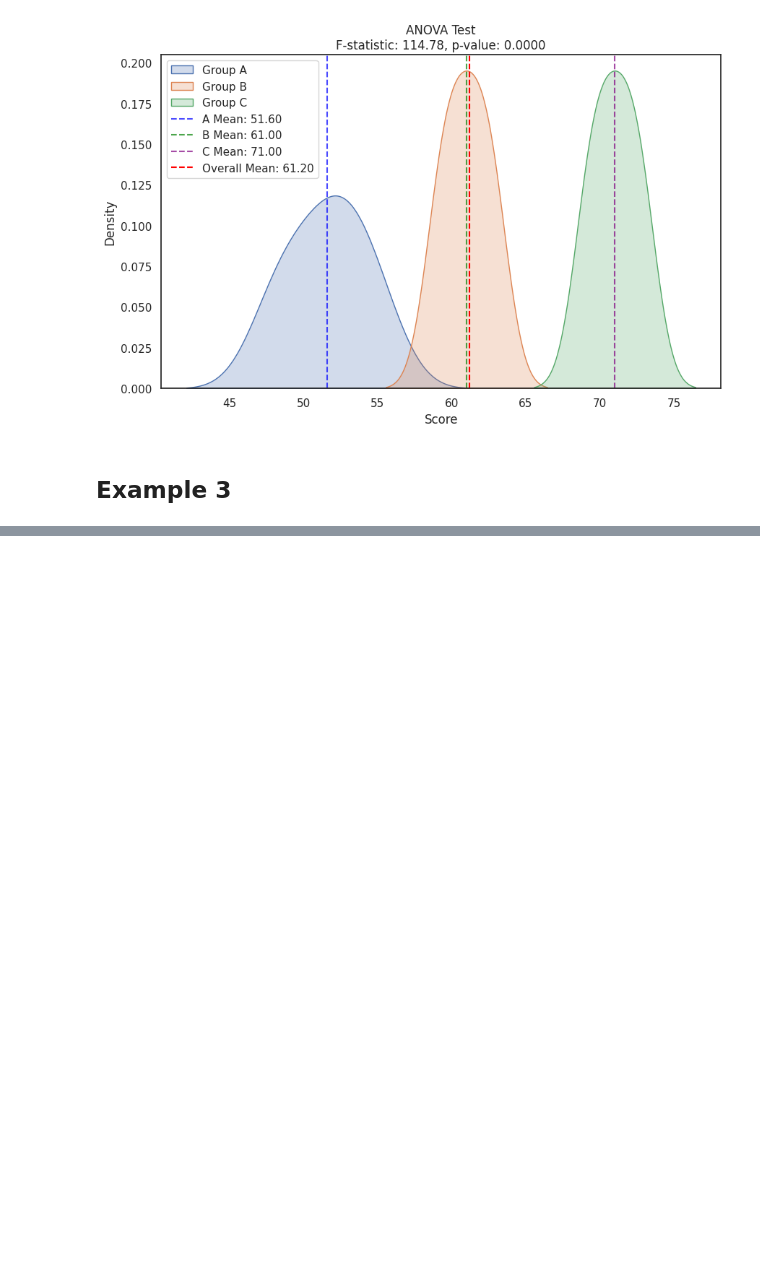
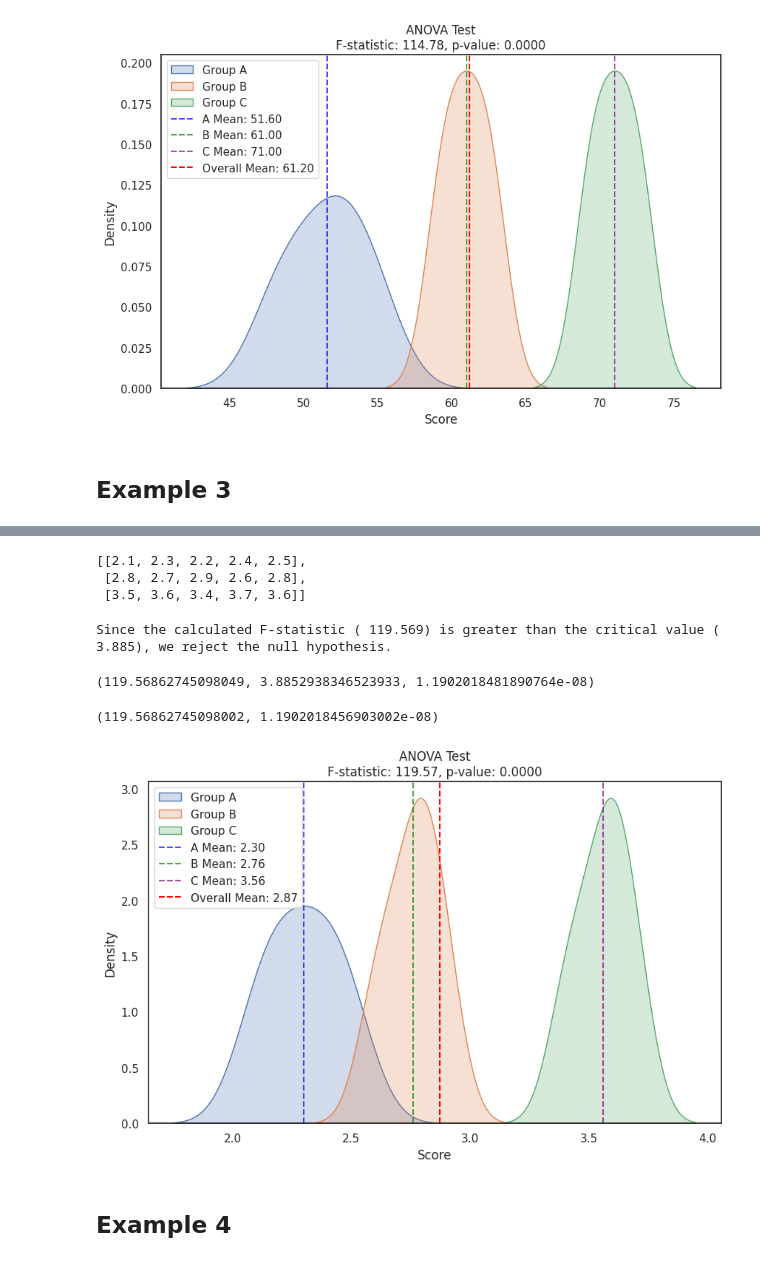
Before and after one commit to sauravkokane/Data-Science-Training, a Jupyter notebook: Anova_Testing.ipynb, the cells around one changed output, grey strips where cells are left out. Saved outputs shown, nothing was run; the diff lists cells and outputs as text; code cells hidden in the pictures; blank space fills up the shorter version.

Commit message:
Added new example and added checks

```diff
--- a/Anova_Testing.ipynb
+++ b/Anova_Testing.ipynb
@@ -310,0 +342,25 @@ anova_test_vis(data, alpha)
+# %%
+data = [[2.1, 2.3, 2.2, 2.4, 2.5], [2.8, 2.7, 2.9, 2.6, 2.8], [3.5, 3.6, 3.4, 3.7, 3.6]]
+alpha = 0.05
+data
+# %% [output]
+[[2.1, 2.3, 2.2, 2.4, 2.5],
+ [2.8, 2.7, 2.9, 2.6, 2.8],
+ [3.5, 3.6, 3.4, 3.7, 3.6]]
+# %%
+anova_test(data, alpha)
+# %% [output]
+Since the calculated F-statistic ( 119.569) is greater than the critical value ( 3.885), we reject the null hypothesis.
+(119.56862745098049, 3.8852938346523933, 1.1902018481890764e-08)
+# %%
+# Check
+f_val, p_val = stats.f_oneway(*data)
+f_val, p_val
+# %% [output]
+(119.56862745098002, 1.1902018456903002e-08)
+# %%
+anova_test_vis(data, alpha)
+# %% [output]
+[figure, added]
+# %% [markdown]
+## Example 4
```
Also changed, not shown: parts of 8 cells of this notebook.
